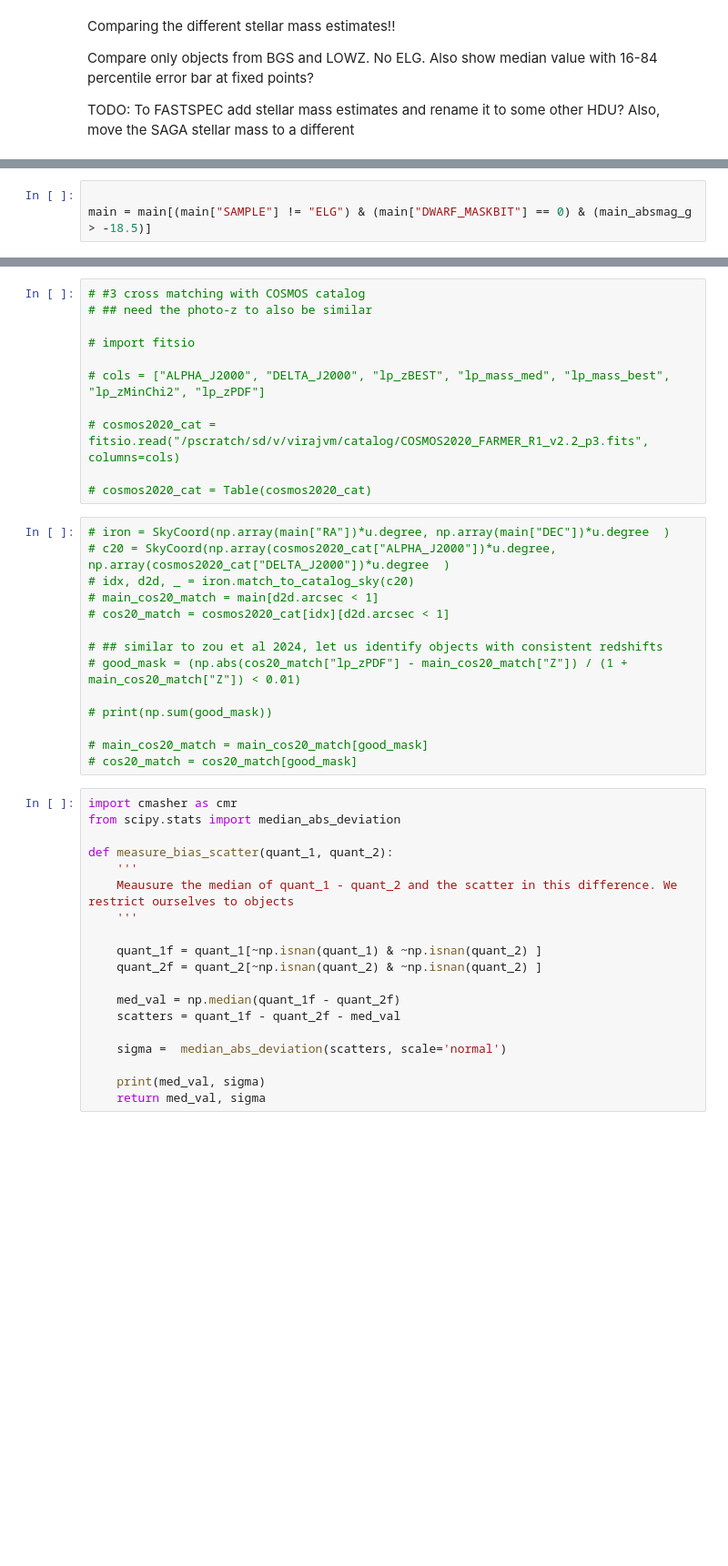
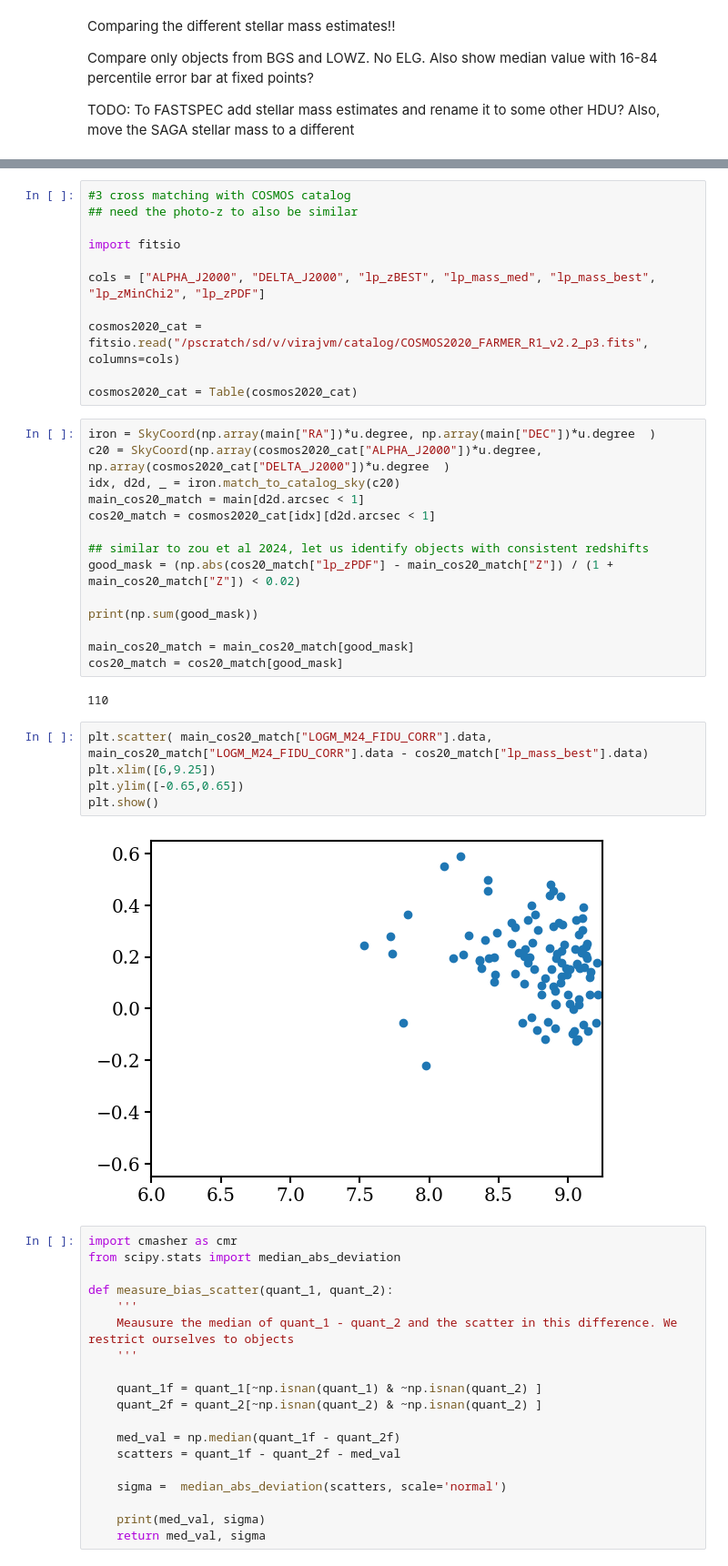
Before and after one commit to virajvman/desi_dwarfs, a Jupyter notebook: notebooks/catalog_paper/stellar_mass_investigate.ipynb, the cells around one changed output, grey strips where cells are left out. Shown at 91% size. Saved outputs shown, nothing was run; the diff lists cells and outputs as text; blank space fills up the shorter version.

```diff
--- a/notebooks/catalog_paper/stellar_mass_investigate.ipynb
+++ b/notebooks/catalog_paper/stellar_mass_investigate.ipynb
@@ -1118,3 +1120,0 @@ np.sum((main_absmag_g > -18.5))/len(main)
-# %%
-
-main = main[(main["SAMPLE"] != "ELG") & (main["DWARF_MASKBIT"] == 0) & (main_absmag_g > -18.5)]
@@ -1191,28 +1198,37 @@ Matched 236947 galaxies with fastspecfit
 # %%
-# #3 cross matching with COSMOS catalog
-# ## need the photo-z to also be similar
+#3 cross matching with COSMOS catalog
+## need the photo-z to also be similar
 
-# import fitsio
+import fitsio
 
-# cols = ["ALPHA_J2000", "DELTA_J2000", "lp_zBEST", "lp_mass_med", "lp_mass_best", "lp_zMinChi2", "lp_zPDF"]
+cols = ["ALPHA_J2000", "DELTA_J2000", "lp_zBEST", "lp_mass_med", "lp_mass_best", "lp_zMinChi2", "lp_zPDF"]
 
-# cosmos2020_cat = fitsio.read("/pscratch/sd/v/virajvm/catalog/COSMOS2020_FARMER_R1_v2.2_p3.fits", columns=cols)
+cosmos2020_cat = fitsio.read("/pscratch/sd/v/virajvm/catalog/COSMOS2020_FARMER_R1_v2.2_p3.fits", columns=cols)
 
-# cosmos2020_cat = Table(cosmos2020_cat)
+cosmos2020_cat = Table(cosmos2020_cat)
 # %%
-# iron = SkyCoord(np.array(main["RA"])*u.degree, np.array(main["DEC"])*u.degree  )
-# c20 = SkyCoord(np.array(cosmos2020_cat["ALPHA_J2000"])*u.degree, np.array(cosmos2020_cat["DELTA_J2000"])*u.degree  )
-# idx, d2d, _ = iron.match_to_catalog_sky(c20)
-# main_cos20_match = main[d2d.arcsec < 1]
-# cos20_match = cosmos2020_cat[idx][d2d.arcsec < 1]
+iron = SkyCoord(np.array(main["RA"])*u.degree, np.array(main["DEC"])*u.degree  )
+c20 = SkyCoord(np.array(cosmos2020_cat["ALPHA_J2000"])*u.degree, np.array(cosmos2020_cat["DELTA_J2000"])*u.degree  )
+idx, d2d, _ = iron.match_to_catalog_sky(c20)
+main_cos20_match = main[d2d.arcsec < 1]
+cos20_match = cosmos2020_cat[idx][d2d.arcsec < 1]
 
-# ## similar to zou et al 2024, let us identify objects with consistent redshifts
-# good_mask = (np.abs(cos20_match["lp_zPDF"] - main_cos20_match["Z"]) / (1 + main_cos20_match["Z"]) < 0.01)
+## similar to zou et al 2024, let us identify objects with consistent redshifts
+good_mask = (np.abs(cos20_match["lp_zPDF"] - main_cos20_match["Z"]) / (1 + main_cos20_match["Z"]) < 0.02)
 
-# print(np.sum(good_mask))
+print(np.sum(good_mask))
 
-# main_cos20_match = main_cos20_match[good_mask]
-# cos20_match = cos20_match[good_mask]
+main_cos20_match = main_cos20_match[good_mask]
+cos20_match = cos20_match[good_mask]
+# %% [output]
+110
+# %%
+plt.scatter( main_cos20_match["LOGM_M24_FIDU_CORR"].data, main_cos20_match["LOGM_M24_FIDU_CORR"].data - cos20_match["lp_mass_best"].data)
+plt.xlim([6,9.25])
+plt.ylim([-0.65,0.65])
+plt.show()
+# %% [output]
+[figure, added]
 # %%
 import cmasher as cmr
 from scipy.stats import median_abs_deviation
```
Also changed, not shown: parts of 23 cells of this notebook, 3 other files.
